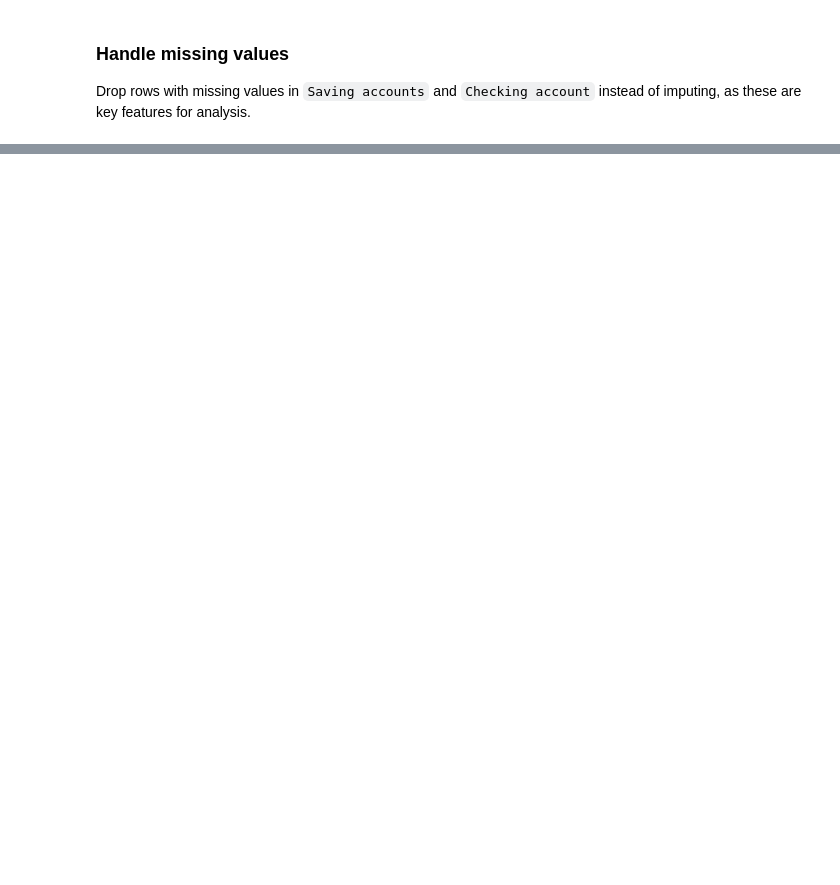
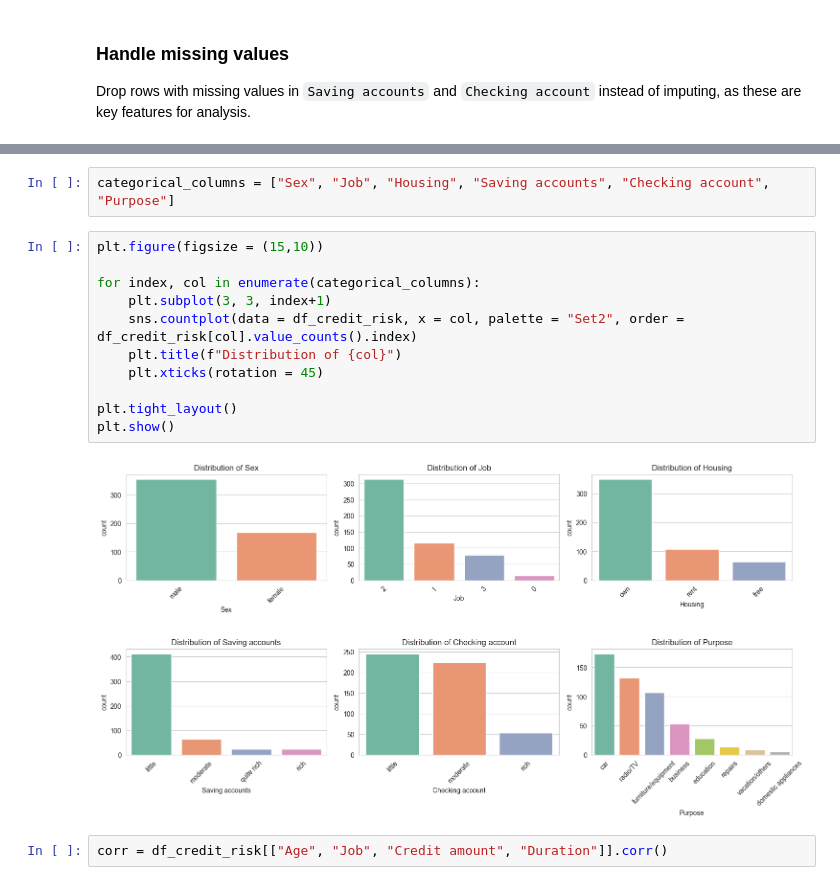
Before and after one commit to SundeepChaluvadi/Credit-Risk-Modeling, a Jupyter notebook: analysis_model.ipynb, the cells around one changed output, grey strips where cells are left out. Cells and saved outputs as stored; diff of their text form; blank space fills up the shorter version.

```diff
--- a/analysis_model.ipynb
+++ b/analysis_model.ipynb
@@ -92,0 +176,17 @@ Drop rows with missing values in `Saving accounts` and `Checking account` instea
+# %%
+categorical_columns = ["Sex", "Job", "Housing", "Saving accounts", "Checking account", "Purpose"]
+# %%
+plt.figure(figsize = (15,10))
+
+for index, col in enumerate(categorical_columns):
+    plt.subplot(3, 3, index+1)
+    sns.countplot(data = df_credit_risk, x = col, palette = "Set2", order = df_credit_risk[col].value_counts().index)
+    plt.title(f"Distribution of {col}")
+    plt.xticks(rotation = 45)
+
+plt.tight_layout()
+plt.show()
+# %% [output]
+[figure, added]
+# %%
+corr = df_credit_risk[["Age", "Job", "Credit amount", "Duration"]].corr()
```
Also changed, not shown: parts of 71 cells of this notebook, 7 other files.
